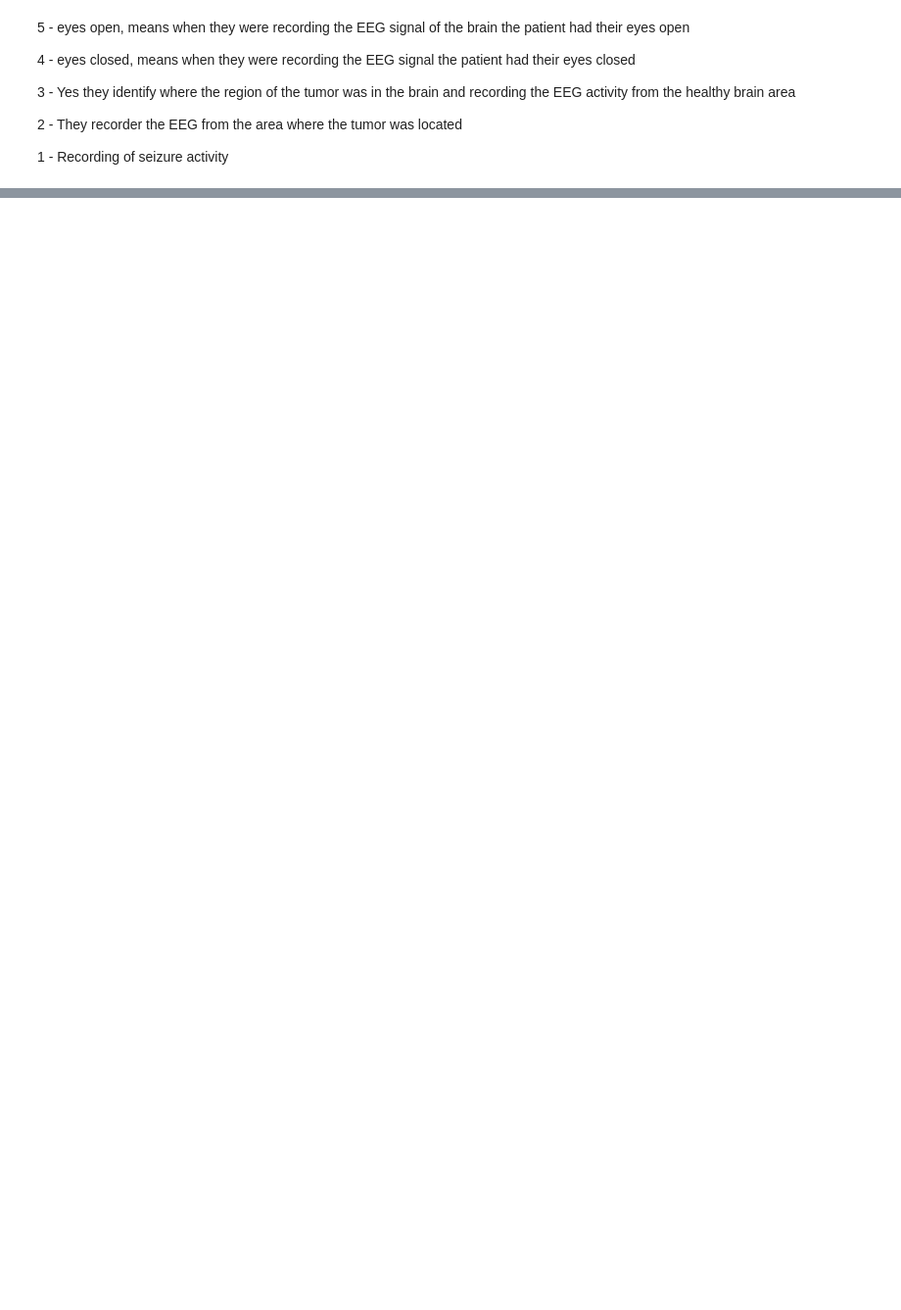
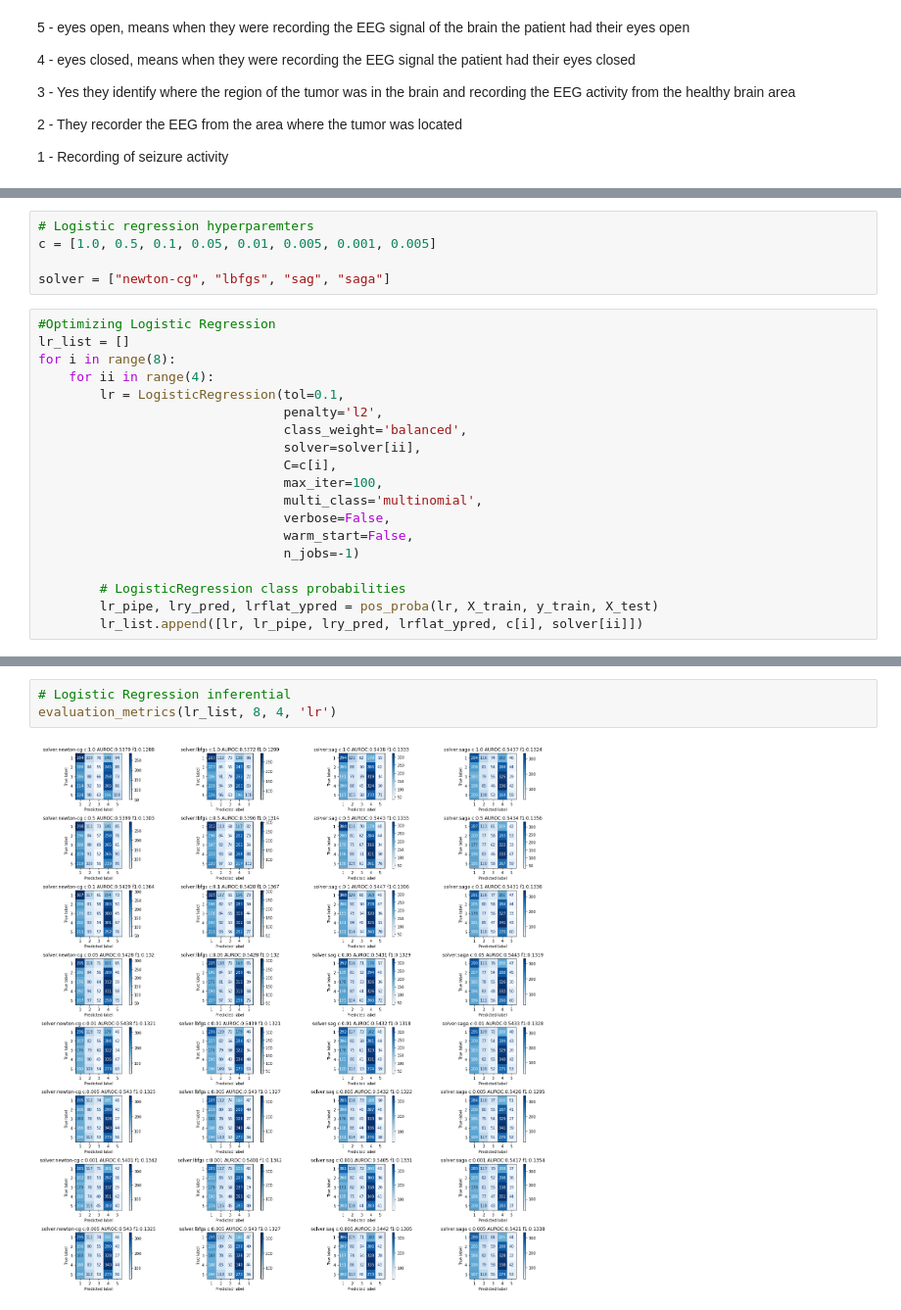
Before and after one commit to Br111t/epileptic, a Jupyter notebook: ESR_Preprocessing_Modeling.ipynb, the cells around one changed output, grey strips where cells are left out. Shown at 98% size. Saved outputs shown, nothing was run; the diff lists cells and outputs as text; blank space fills up the shorter version.

```diff
--- a/ESR_Preprocessing_Modeling.ipynb
+++ b/ESR_Preprocessing_Modeling.ipynb
@@ -310,0 +198,24 @@ SVC F1 Score: 0.12695731801266522
+# %%
+# Logistic regression hyperparemters
+c = [1.0, 0.5, 0.1, 0.05, 0.01, 0.005, 0.001, 0.005]
+
+solver = ["newton-cg", "lbfgs", "sag", "saga"]
+# %%
+#Optimizing Logistic Regression
+lr_list = []
+for i in range(8):
+    for ii in range(4):
+        lr = LogisticRegression(tol=0.1,
+                                penalty='l2',
+                                class_weight='balanced',
+                                solver=solver[ii],
+                                C=c[i],
+                                max_iter=100,
+                                multi_class='multinomial',
+                                verbose=False,
+                                warm_start=False,
+                                n_jobs=-1)
+
+        # LogisticRegression class probabilities
+        lr_pipe, lry_pred, lrflat_ypred = pos_proba(lr, X_train, y_train, X_test)
+        lr_list.append([lr, lr_pipe, lry_pred, lrflat_ypred, c[i], solver[ii]])
@@ -310,0 +329,5 @@ SVC F1 Score: 0.12695731801266522
+# %%
+# Logistic Regression inferential
+evaluation_metrics(lr_list, 8, 4, 'lr')
+# %% [output]
+[figure, added]
```
Also changed, not shown: parts of 35 cells of this notebook.
